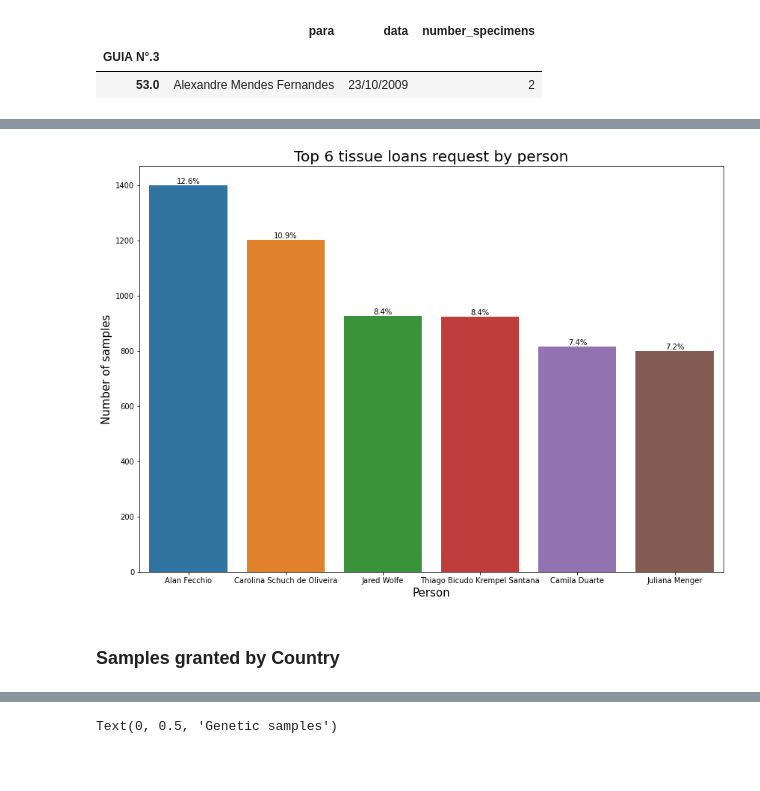
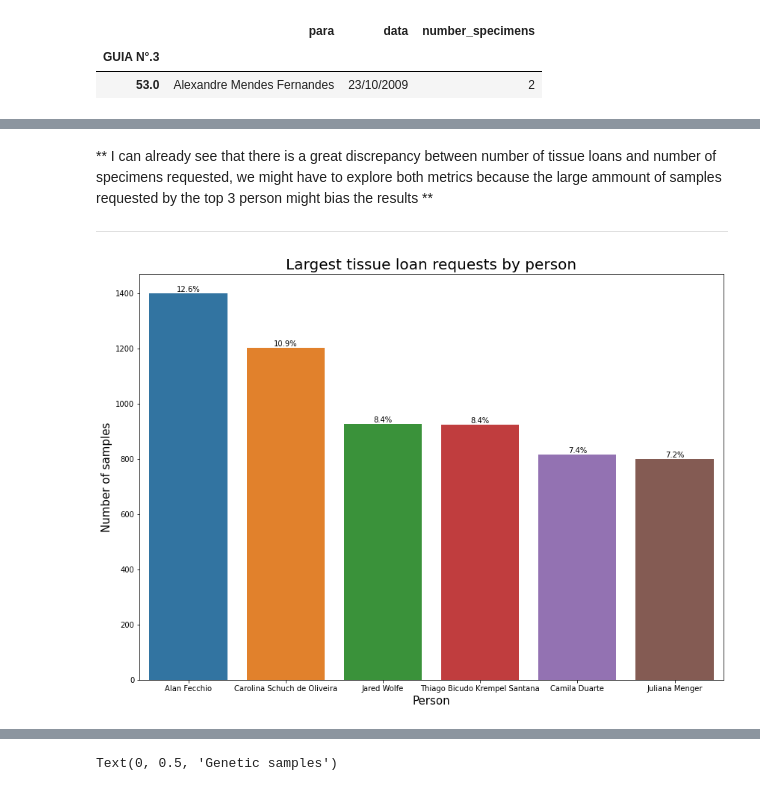
Before and after one commit to nnbuainain/inpa_bird_collection, a Jupyter notebook: inpa_bird_collection_analyses.ipynb, the cells around one changed output, grey strips where cells are left out. Drawn from its saved outputs; the diff is of its cells as text; code cells hidden in the pictures; blank space fills up the shorter version.

Commit message:
finish basic analysis and results
Signed-off-by: Nelson Buainain <nnbuainain@gmail.com>

```diff
--- a/inpa_bird_collection_analyses.ipynb
+++ b/inpa_bird_collection_analyses.ipynb
@@ -1397,15 +1345,16 @@ loans.sample(3)
+# %% [markdown]
+** I can already see that there is a great discrepancy between number of tissue loans and number of specimens requested, we might have to explore both metrics because the large ammount of samples requested by the top 3 person might bias the results **
+___
 # %%
 plt.figure(figsize=(14,10))
 ax = sns.barplot(y=loans.groupby('para').sum()['number_specimens'].sort_values(ascending=False)[:6],x=loans.groupby('para').sum()['number_specimens'].sort_values(ascending=False).index[:6])
-plt.title('Top 6 tissue loans request by person',fontsize=20)
+plt.title('Largest tissue loan requests by person',fontsize=20)
 plt.xlabel('Person',fontsize=15)
 plt.ylabel('Number of samples',fontsize=15)
 
 for p in ax.patches:
     x=p.get_bbox().get_points()[:,0]
     y=p.get_bbox().get_points()[1,1]
     ax.annotate('{:.1f}%'.format(100.*y/loans['number_specimens'].sum()), (x.mean(), y), ha='center', va='bottom')
 # %% [output]
-[figure, old version]
+[figure, new version]
-# %% [markdown]
-### Samples granted by Country
```
Also changed, not shown: parts of 122 cells of this notebook, 1 other file.
